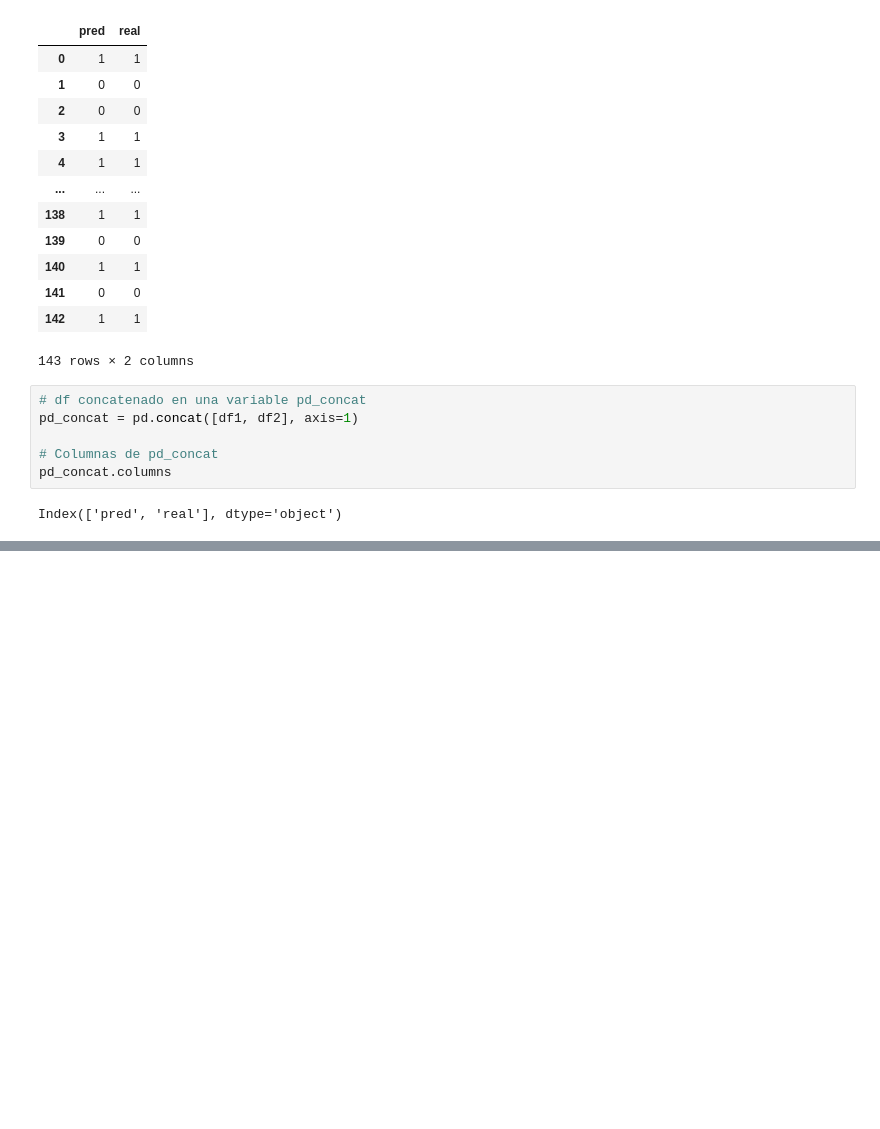
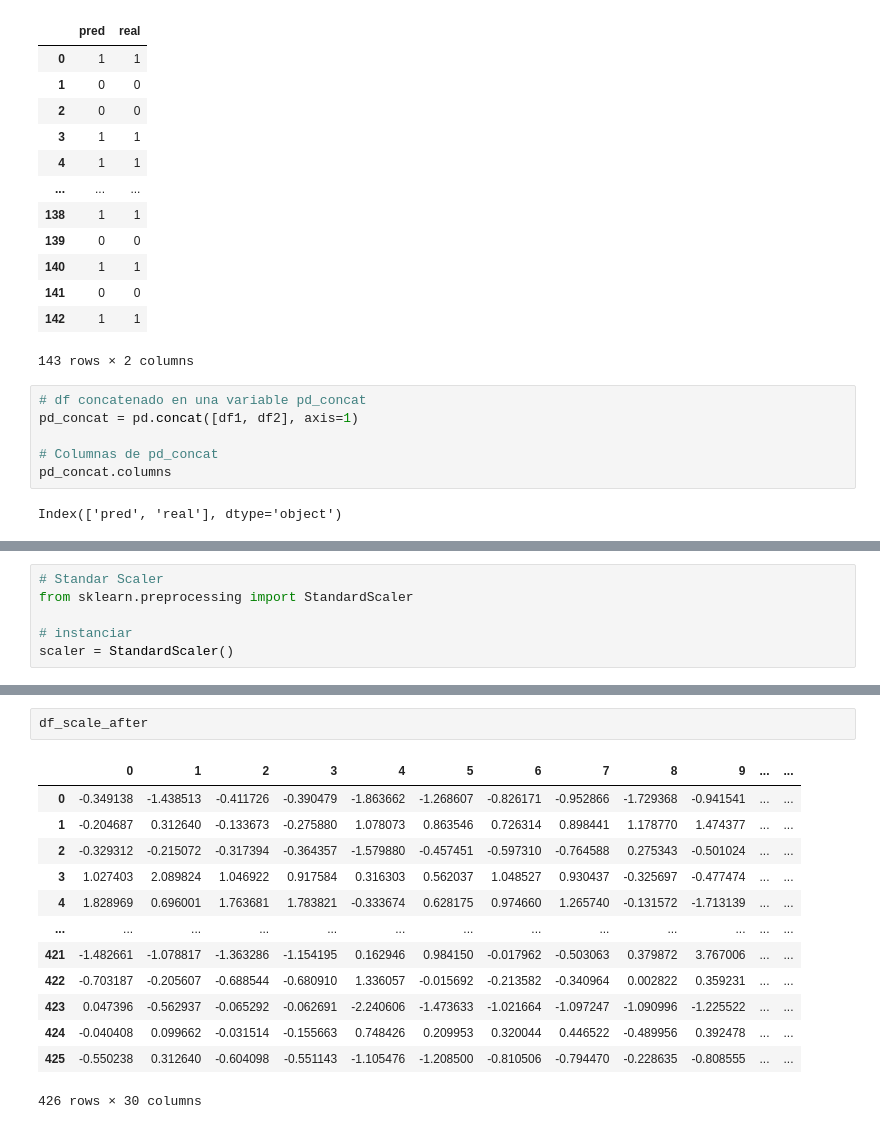
Before and after one commit to davidlealo/sic_ai_2024, a Jupyter notebook: 004_machine_learning/[grupo-a]Clase11-GRUPO-A_SIC_AI_2024.ipynb, the cells around one changed output, grey strips where cells are left out. Drawn from its saved outputs; the diff is of its cells as text; blank space fills up the shorter version.

```diff
--- a/004_machine_learning/[grupo-a]Clase11-GRUPO-A_SIC_AI_2024.ipynb
+++ b/004_machine_learning/[grupo-a]Clase11-GRUPO-A_SIC_AI_2024.ipynb
@@ -752,0 +236,6 @@ Length: 143, dtype: bool
+# %%
+# Standar Scaler
+from sklearn.preprocessing import StandardScaler
+
+# instanciar
+scaler = StandardScaler()
@@ -752,0 +287,16 @@ Length: 143, dtype: bool
+# %%
+df_scale_after
+# %% [output]
+|  | 0 | 1 | 2 | 3 | 4 | 5 | 6 | 7 | 8 | 9 | ... | ... |
+| 0 | -0.349138 | -1.438513 | -0.411726 | -0.390479 | -1.863662 | -1.268607 | -0.826171 | -0.952866 | -1.729368 | -0.941541 | ... | ... |
+| 1 | -0.204687 | 0.312640 | -0.133673 | -0.275880 | 1.078073 | 0.863546 | 0.726314 | 0.898441 | 1.178770 | 1.474377 | ... | ... |
+| 2 | -0.329312 | -0.215072 | -0.317394 | -0.364357 | -1.579880 | -0.457451 | -0.597310 | -0.764588 | 0.275343 | -0.501024 | ... | ... |
+| 3 | 1.027403 | 2.089824 | 1.046922 | 0.917584 | 0.316303 | 0.562037 | 1.048527 | 0.930437 | -0.325697 | -0.477474 | ... | ... |
+| 4 | 1.828969 | 0.696001 | 1.763681 | 1.783821 | -0.333674 | 0.628175 | 0.974660 | 1.265740 | -0.131572 | -1.713139 | ... | ... |
+| ... | ... | ... | ... | ... | ... | ... | ... | ... | ... | ... | ... | ... |
+| 421 | -1.482661 | -1.078817 | -1.363286 | -1.154195 | 0.162946 | 0.984150 | -0.017962 | -0.503063 | 0.379872 | 3.767006 | ... | ... |
+| 422 | -0.703187 | -0.205607 | -0.688544 | -0.680910 | 1.336057 | -0.015692 | -0.213582 | -0.340964 | 0.002822 | 0.359231 | ... | ... |
+| 423 | 0.047396 | -0.562937 | -0.065292 | -0.062691 | -2.240606 | -1.473633 | -1.021664 | -1.097247 | -1.090996 | -1.225522 | ... | ... |
+| 424 | -0.040408 | 0.099662 | -0.031514 | -0.155663 | 0.748426 | 0.209953 | 0.320044 | 0.446522 | -0.489956 | 0.392478 | ... | ... |
+| 425 | -0.550238 | 0.312640 | -0.604098 | -0.551143 | -1.105476 | -1.208500 | -0.810506 | -0.794470 | -0.228635 | -0.808555 | ... | ... |
+426 rows × 30 columns
```
Also changed, not shown: parts of 123 cells of this notebook.
